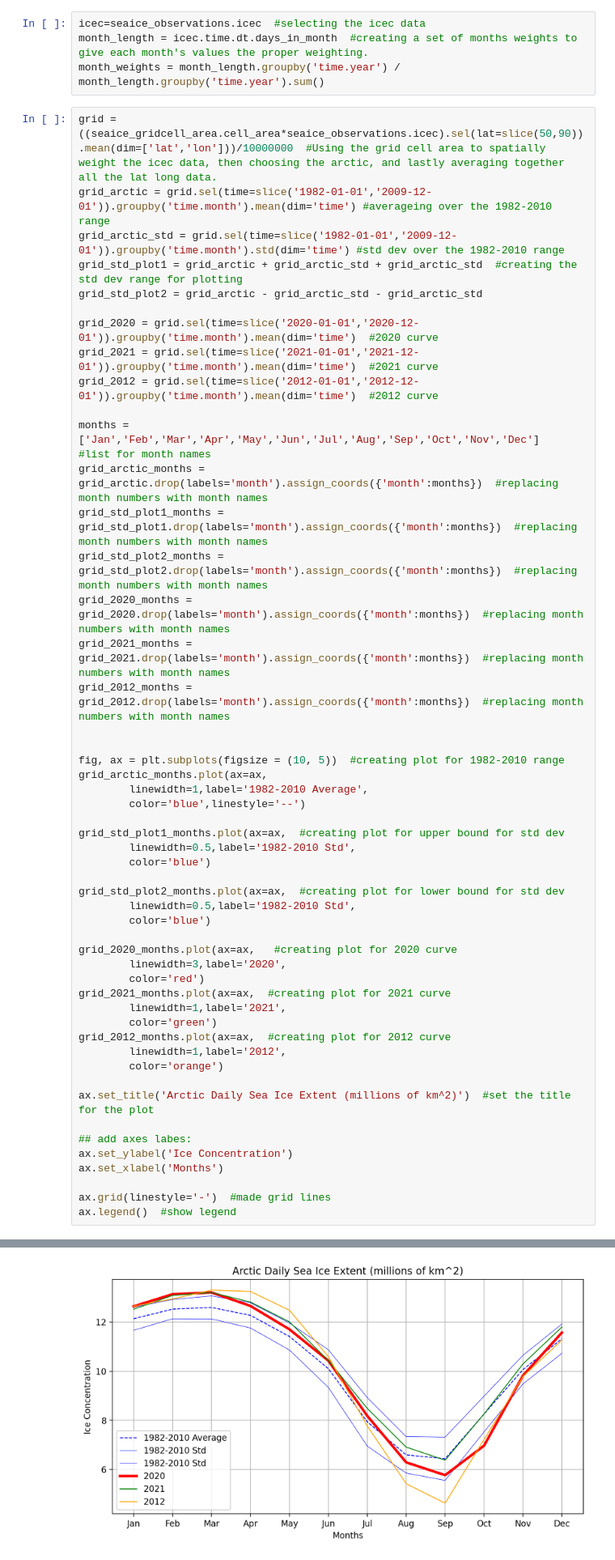
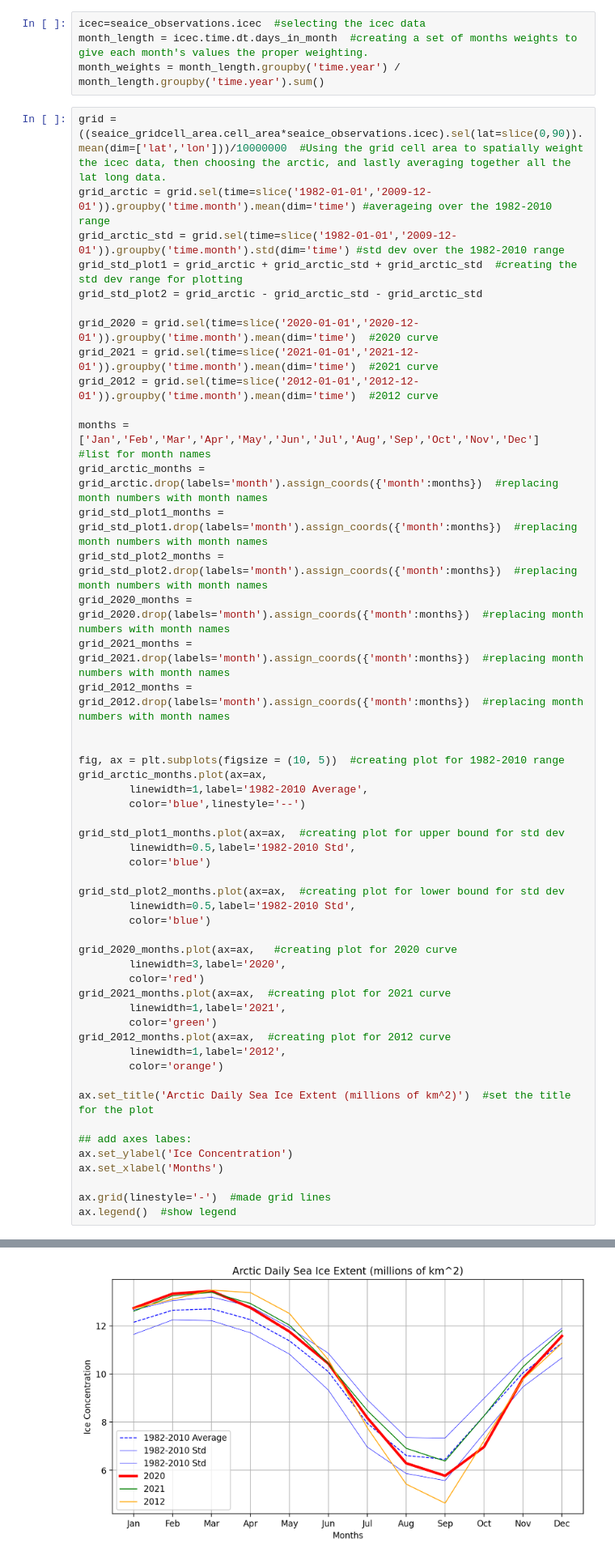
Before and after one commit to EES-3506-5506/Krzystek_Unit5, a Jupyter notebook: notebooks/SeaIce_Observations_Notebook.ipynb, the cells around one changed output, grey strips where cells are left out. Shown at 81% size. Saved outputs shown, nothing was run; the diff lists cells and outputs as text.

Commit message:
Sea Ice observations final with revisions

```diff
--- a/notebooks/SeaIce_Observations_Notebook.ipynb
+++ b/notebooks/SeaIce_Observations_Notebook.ipynb
@@ -178,7 +178,7 @@ icec=seaice_observations.icec  #selecting the icec data
 month_length = icec.time.dt.days_in_month  #creating a set of months weights to give each month's values the proper weighting.
 month_weights = month_length.groupby('time.year') / month_length.groupby('time.year').sum()
 # %%
-grid = ((seaice_gridcell_area.cell_area*seaice_observations.icec).sel(lat=slice(50,90)).mean(dim=['lat','lon']))/10000000  #Using the grid cell area to spatially weight the icec data, then choosing the arctic, and lastly averaging together all the lat long data.
+grid = ((seaice_gridcell_area.cell_area*seaice_observations.icec).sel(lat=slice(0,90)).mean(dim=['lat','lon']))/10000000  #Using the grid cell area to spatially weight the icec data, then choosing the arctic, and lastly averaging together all the lat long data.
 grid_arctic = grid.sel(time=slice('1982-01-01','2009-12-01')).groupby('time.month').mean(dim='time') #averageing over the 1982-2010 range
 grid_arctic_std = grid.sel(time=slice('1982-01-01','2009-12-01')).groupby('time.month').std(dim='time') #std dev over the 1982-2010 range
 grid_std_plot1 = grid_arctic + grid_arctic_std + grid_arctic_std  #creating the std dev range for plotting
@@ -203,32 +203,32 @@ grid_arctic_months.plot(ax=ax,
         color='blue',linestyle='--')
 
 grid_std_plot1_months.plot(ax=ax,  #creating plot for upper bound for std dev
         linewidth=0.5,label='1982-2010 Std',
         color='blue')
 
 grid_std_plot2_months.plot(ax=ax,  #creating plot for lower bound for std dev
         linewidth=0.5,label='1982-2010 Std',
         color='blue')
 
 grid_2020_months.plot(ax=ax,   #creating plot for 2020 curve
         linewidth=3,label='2020',
         color='red')
 grid_2021_months.plot(ax=ax,  #creating plot for 2021 curve
         linewidth=1,label='2021',
         color='green')
 grid_2012_months.plot(ax=ax,  #creating plot for 2012 curve
         linewidth=1,label='2012',
         color='orange')
 
 ax.set_title('Arctic Daily Sea Ice Extent (millions of km^2)')  #set the title for the plot
 
 ## add axes labes:
 ax.set_ylabel('Ice Concentration')
 ax.set_xlabel('Months')
 
 ax.grid(linestyle='-')  #made grid lines
 ax.legend()  #show legend
 # %% [output]
 <matplotlib.legend.Legend at 0x...>
-[figure, old version]
+[figure, new version]
 # %% [markdown]
```
Also changed, not shown: parts of 11 cells of this notebook.
